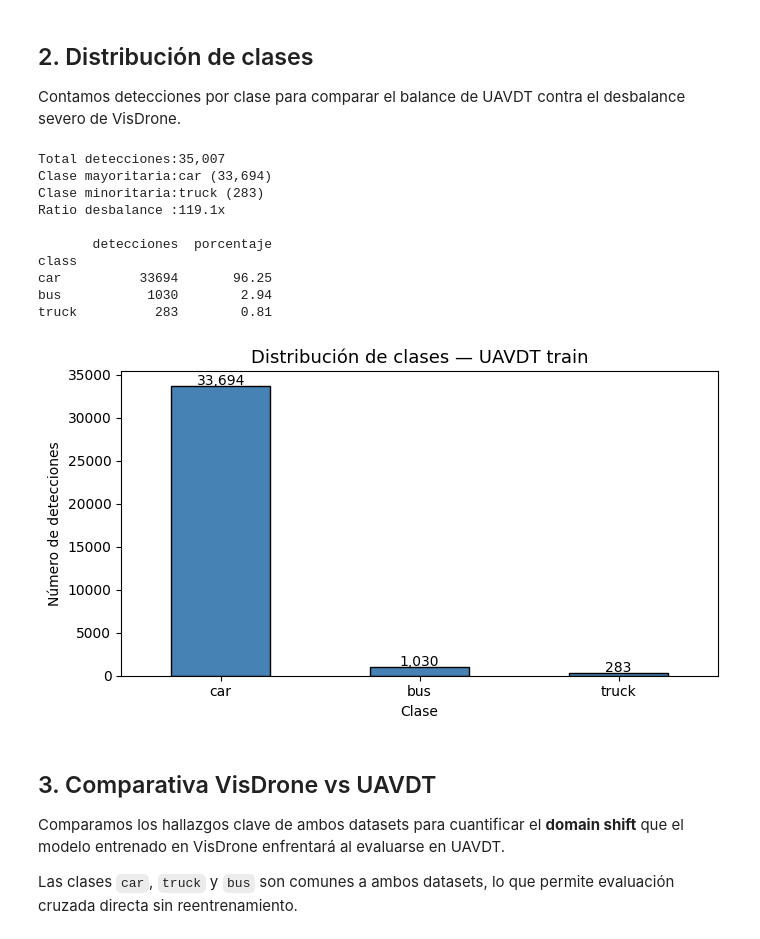
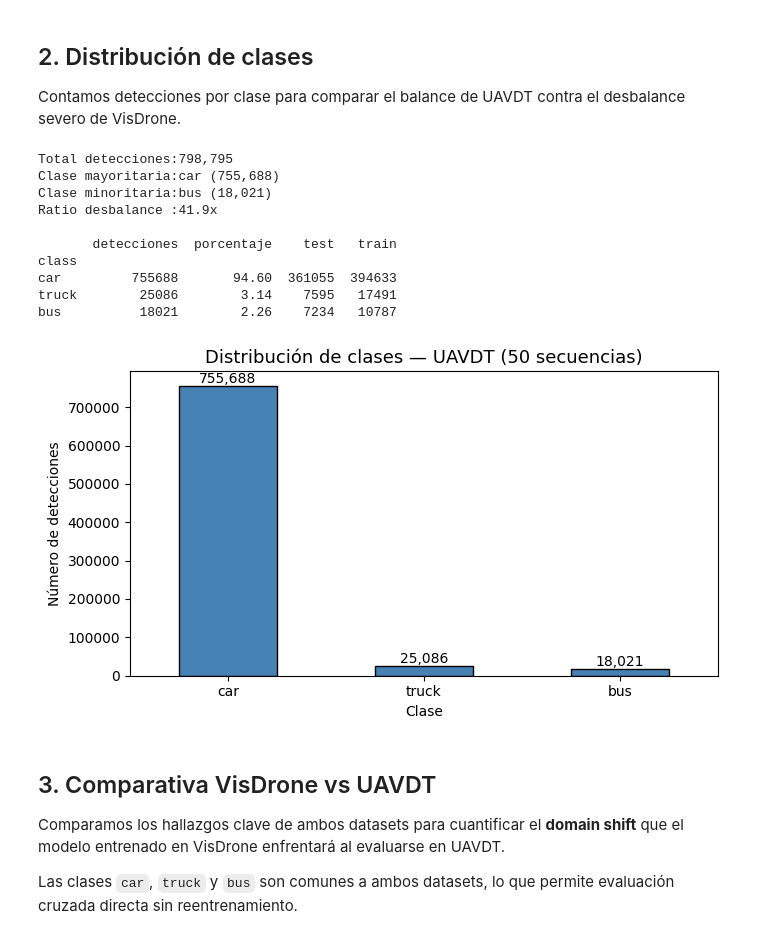
Before and after one commit to MikeFlores19/TT-deteccion-aerea, a Jupyter notebook: notebooks/02_eda_uavdt.ipynb, the cells around one changed output. Saved outputs shown, nothing was run; the diff lists cells and outputs as text; code cells hidden in the pictures.

Commit message:
Fase 4 (pasos 1-4): EDA UAVDT rehecho con dataset oficial Benchmark-M (uso interno)

```diff
--- a/notebooks/02_eda_uavdt.ipynb
+++ b/notebooks/02_eda_uavdt.ipynb
@@ -30,29 +31,27 @@ Las anotaciones de UAVDT de Zenodo ya vienen en **formato YOLO normalizado**:
 # %%
 #Imports
-import yaml
 import pandas as pd
 import matplotlib.pyplot as plt
 from pathlib import Path
+from PIL import Image
 
-#Cargar configuración
+#Rutas del UAVDT oficial
 PROJECT_ROOT=Path("..")
-config_path =PROJECT_ROOT / "configs" / "uavdt.yaml"
+DATASET_ROOT=PROJECT_ROOT/"data"/"uavdt"
+FRAMES_DIR=DATASET_ROOT/"UAV-benchmark-M"
+GT_DIR=DATASET_ROOT/"UAV-benchmark-MOTD_v1.0"/"GT"
+ATTR_DIR=DATASET_ROOT/"M_attr"
 
-with open(config_path) as f:
-    cfg=yaml.safe_load(f)
+#Códigos oficiales de clase (README del toolkit)
+CLASS_NAMES={1:"car", 2:"truck", 3:"bus"}
 
-DATASET_ROOT=PROJECT_ROOT/cfg["path"]
-LABELS_TRAIN=DATASET_ROOT/cfg["labels"]["train"]
-CLASS_NAMES=cfg["names"]
-
-# Carpetas de salida
-output_dir = PROJECT_ROOT/"results"/"figures"/"eda_uavdt"
-tables_dir = PROJECT_ROOT/"results"/"tables"/"eda_uavdt"
+#Carpetas de salida
+output_dir=PROJECT_ROOT/"results"/"figures"/"eda_uavdt"
+tables_dir=PROJECT_ROOT/"results"/"tables"/"eda_uavdt"
 output_dir.mkdir(parents=True, exist_ok=True)
 tables_dir.mkdir(parents=True, exist_ok=True)
 
 print(f"Raíz del dataset:{DATASET_ROOT.resolve()}")
-print(f"Labels train:{LABELS_TRAIN.resolve()}")
 print(f"Clases:{CLASS_NAMES}")
 # %% [output]
 Raíz del dataset:/home/magicmike/TT-deteccion-aerea/data/uavdt
@@ -114,49 +116,51 @@ Clases presentes:3
 Contamos detecciones por clase para comparar el balance de UAVDT
 contra el desbalance severo de VisDrone.
 # %%
-# ── Distribución de clases ────────────────────────────────────────────────────
+#Distribución de clases
 class_counts=df_u["class"].value_counts()
-class_pct=(class_counts / len(df_u) * 100).round(2)
+class_pct=(class_counts/len(df_u)*100).round(2)
 
 class_summary=pd.DataFrame({
     "detecciones":class_counts,
-    "porcentaje": class_pct
+    "porcentaje":class_pct
 })
+#Detecciones por split
+class_summary=class_summary.join(pd.crosstab(df_u["class"], df_u["split"]))
 
-ratio = class_counts.max()/class_counts.min()
+ratio=class_counts.max()/class_counts.min()
 
 print(f"Total detecciones:{len(df_u):,}")
 print(f"Clase mayoritaria:{class_counts.idxmax()} ({class_counts.max():,})")
 print(f"Clase minoritaria:{class_counts.idxmin()} ({class_counts.min():,})")
 print(f"Ratio desbalance :{ratio:.1f}x")
 print()
 print(class_summary)
 
-# Gráfica
+#Gráfica
 fig, ax=plt.subplots(figsize=(7, 4))
 class_counts.plot(kind="bar", ax=ax, color="steelblue", edgecolor="black")
-ax.set_title("Distribución de clases — UAVDT train", fontsize=13)
+ax.set_title("Distribución de clases — UAVDT (50 secuencias)", fontsize=13)
 ax.set_xlabel("Clase")
 ax.set_ylabel("Número de detecciones")
 ax.set_xticklabels(class_counts.index, rotation=0)
 for i, v in enumerate(class_counts.values):
-    ax.text(i, v + 100, f"{v:,}", ha="center", fontsize=10)
+    ax.text(i, v+class_counts.max()*0.01, f"{v:,}", ha="center", fontsize=10)
 plt.tight_layout()
-plt.savefig(output_dir / "01_distribucion_clases_uavdt.png", dpi=150, bbox_inches="tight")
+plt.savefig(output_dir/"01_distribucion_clases_uavdt.png", dpi=150, bbox_inches="tight")
 plt.show()
-class_summary.to_csv(tables_dir / "01_distribucion_clases_uavdt.csv")
+class_summary.to_csv(tables_dir/"01_distribucion_clases_uavdt.csv")
 # %% [output]
-Total detecciones:35,007
-Clase mayoritaria:car (33,694)
-Clase minoritaria:truck (283)
-Ratio desbalance :119.1x
+Total detecciones:798,795
+Clase mayoritaria:car (755,688)
+Clase minoritaria:bus (18,021)
+Ratio desbalance :41.9x
 
-       detecciones  porcentaje
+       detecciones  porcentaje    test   train
 class
-car          33694       96.25
-bus           1030        2.94
-truck          283        0.81
+car         755688       94.60  361055  394633
+truck        25086        3.14    7595   17491
+bus          18021        2.26    7234   10787
-[figure, old version]
+[figure, new version]
 # %% [markdown]
 ## 3. Comparativa VisDrone vs UAVDT
 
```
Also changed, not shown: parts of 7 cells of this notebook, 3 other files.
